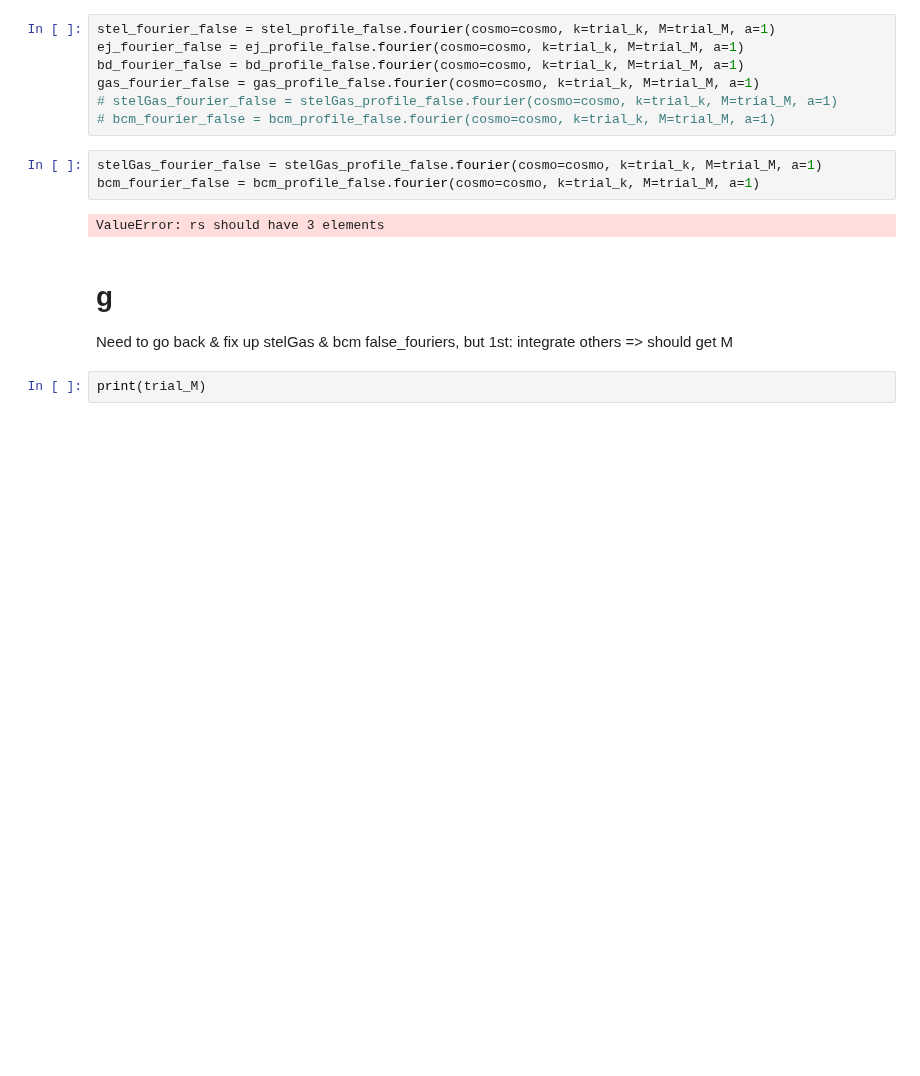
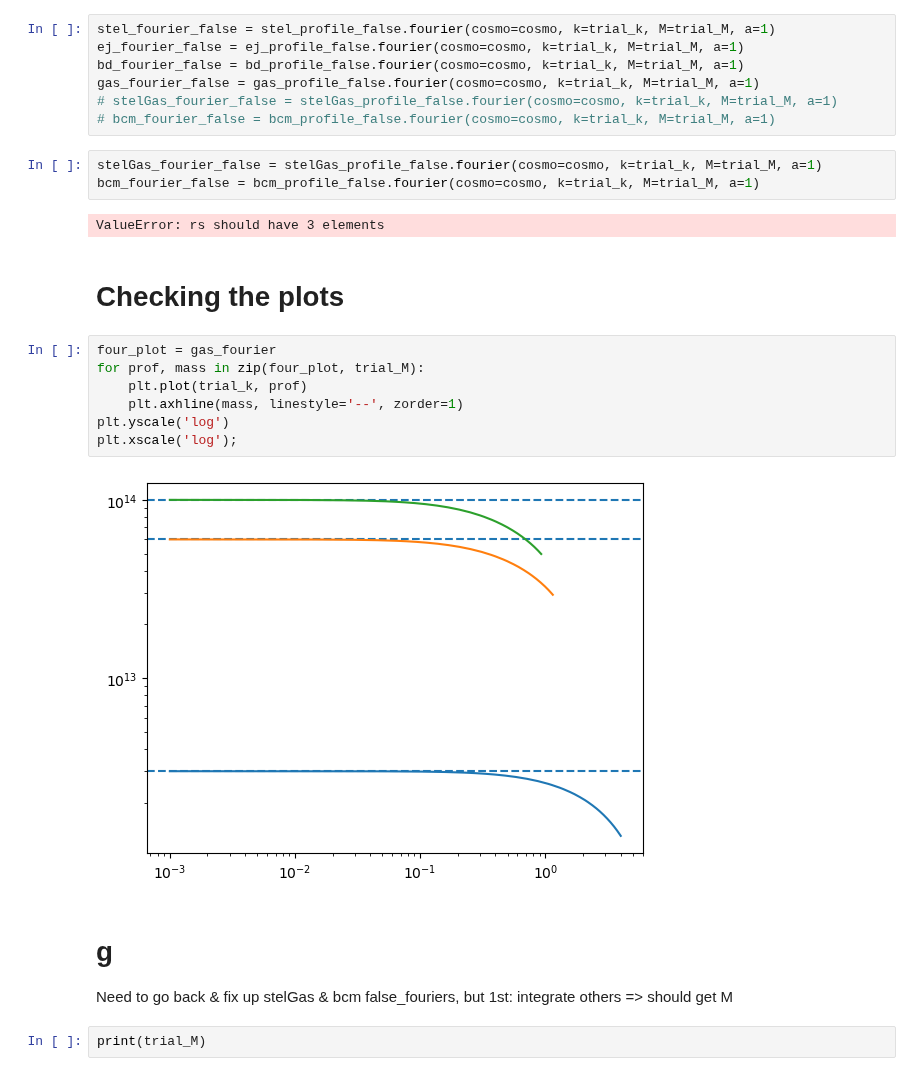
Before and after one commit to Catherine-Lambe/Oxford-Internship-Practices, a Jupyter notebook: profiles_normalisationTest_26072024.ipynb, the cells around one changed output. Saved outputs shown, nothing was run; the diff lists cells and outputs as text; blank space fills up the shorter version.

```diff
--- a/profiles_normalisationTest_26072024.ipynb
+++ b/profiles_normalisationTest_26072024.ipynb
@@ -146,6 +146,17 @@ stelGas_fourier_false = stelGas_profile_false.fourier(cosmo=cosmo, k=trial_k, M=
 bcm_fourier_false = bcm_profile_false.fourier(cosmo=cosmo, k=trial_k, M=trial_M, a=1)
 # %% [output]
 ValueError: rs should have 3 elements
+# %% [markdown]
+# Checking the plots
+# %%
+four_plot = gas_fourier
+for prof, mass in zip(four_plot, trial_M):
+    plt.plot(trial_k, prof)
+    plt.axhline(mass, linestyle='--', zorder=1)
+plt.yscale('log')
+plt.xscale('log');
+# %% [output]
+[figure, added]
 # %% [markdown]
 # g
 Need to go back & fix up stelGas & bcm false_fouriers, but 1st: integrate others => should get M
```
